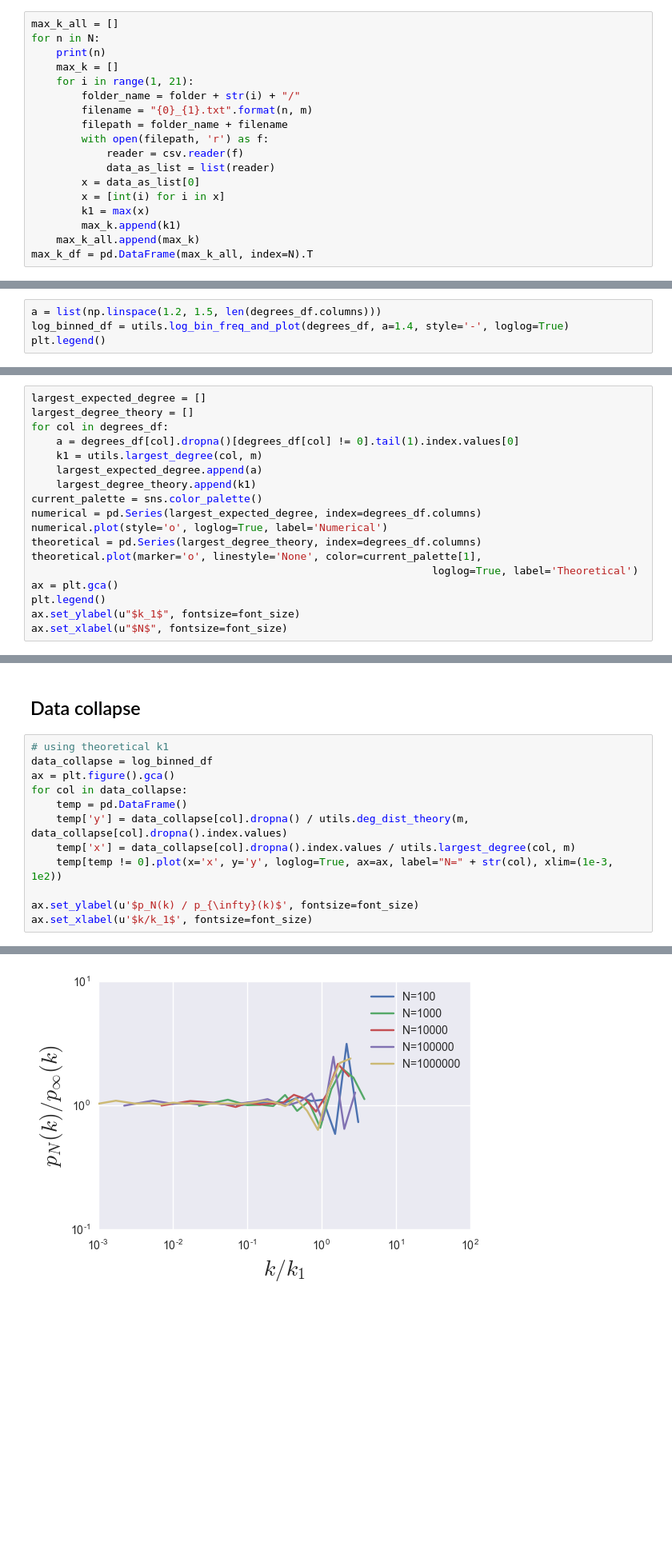
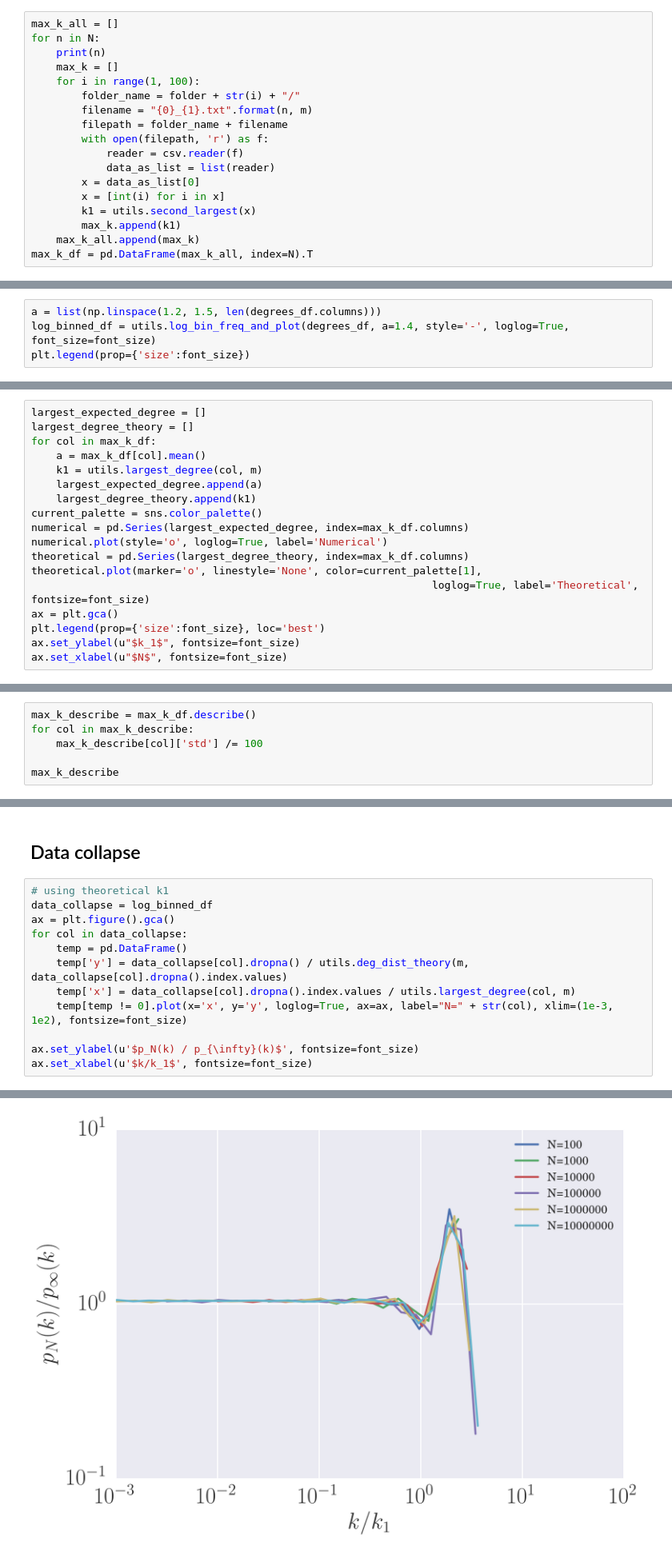
Before and after one commit to lingxz/networks, a Jupyter notebook: preferential-attachment.ipynb, the cells around one changed output, grey strips where cells are left out. Shown at 80% size. Cells and saved outputs as stored; diff of their text form; blank space fills up the shorter version.

```diff
--- a/preferential-attachment.ipynb
+++ b/preferential-attachment.ipynb
@@ -170,7 +207,7 @@ max_k_all = []
 for n in N:
     print(n)
     max_k = []
-    for i in range(1, 21):
+    for i in range(1, 100):
         folder_name = folder + str(i) + "/"
         filename = "{0}_{1}.txt".format(n, m)
         filepath = folder_name + filename
@@ -179,7 +216,7 @@ for n in N:
             data_as_list = list(reader)
         x = data_as_list[0]
         x = [int(i) for i in x]
-        k1 = max(x)
+        k1 = utils.second_largest(x)
         max_k.append(k1)
     max_k_all.append(max_k)
 max_k_df = pd.DataFrame(max_k_all, index=N).T
@@ -217,7 +257,7 @@ degrees_df.plot(loglog=True, style='o', alpha=0.7)
 ## log bin
 # %%
 a = list(np.linspace(1.2, 1.5, len(degrees_df.columns)))
-log_binned_df = utils.log_bin_freq_and_plot(degrees_df, a=1.4, style='-', loglog=True)
-plt.legend()
+log_binned_df = utils.log_bin_freq_and_plot(degrees_df, a=1.4, style='-', loglog=True, font_size=font_size)
+plt.legend(prop={'size':font_size})
 # %% [output]
 <matplotlib.legend.Legend at 0x...>
@@ -227,19 +267,19 @@ There is a dip then a bump, and they seem equally spaced on a loglog plot, imply
 # %%
 largest_expected_degree = []
 largest_degree_theory = []
-for col in degrees_df:
-    a = degrees_df[col].dropna()[degrees_df[col] != 0].tail(1).index.values[0]
+for col in max_k_df:
+    a = max_k_df[col].mean()
     k1 = utils.largest_degree(col, m)
     largest_expected_degree.append(a)
     largest_degree_theory.append(k1)
 current_palette = sns.color_palette()
-numerical = pd.Series(largest_expected_degree, index=degrees_df.columns)
+numerical = pd.Series(largest_expected_degree, index=max_k_df.columns)
 numerical.plot(style='o', loglog=True, label='Numerical')
-theoretical = pd.Series(largest_degree_theory, index=degrees_df.columns)
+theoretical = pd.Series(largest_degree_theory, index=max_k_df.columns)
 theoretical.plot(marker='o', linestyle='None', color=current_palette[1],
-                                                                loglog=True, label='Theoretical')
+                                                                loglog=True, label='Theoretical', fontsize=font_size)
 ax = plt.gca()
-plt.legend()
+plt.legend(prop={'size':font_size}, loc='best')
 ax.set_ylabel(u"$k_1$", fontsize=font_size)
 ax.set_xlabel(u"$N$", fontsize=font_size)
 # %% [output]
@@ -247,0 +288,6 @@ ax.set_xlabel(u"$N$", fontsize=font_size)
+# %%
+max_k_describe = max_k_df.describe()
+for col in max_k_describe:
+    max_k_describe[col]['std'] /= 100
+
+max_k_describe
@@ -262,18 +338,18 @@ dtype: float64
 # %%
 # using theoretical k1
 data_collapse = log_binned_df
 ax = plt.figure().gca()
 for col in data_collapse:
     temp = pd.DataFrame()
     temp['y'] = data_collapse[col].dropna() / utils.deg_dist_theory(m, data_collapse[col].dropna().index.values)
     temp['x'] = data_collapse[col].dropna().index.values / utils.largest_degree(col, m)
-    temp[temp != 0].plot(x='x', y='y', loglog=True, ax=ax, label="N=" + str(col), xlim=(1e-3, 1e2))
+    temp[temp != 0].plot(x='x', y='y', loglog=True, ax=ax, label="N=" + str(col), xlim=(1e-3, 1e2), fontsize=font_size)
 
 ax.set_ylabel(u'$p_N(k) / p_{\infty}(k)$', fontsize=font_size)
 ax.set_xlabel(u'$k/k_1$', fontsize=font_size)
 # %% [output]
 <matplotlib.text.Text at 0x...>
-[figure, old version]
+[figure, new version]
 # %%
 # using observed k1
 data_collapse = log_binned_df
```
Also changed, not shown: parts of 23 cells of this notebook, 1 other file.
